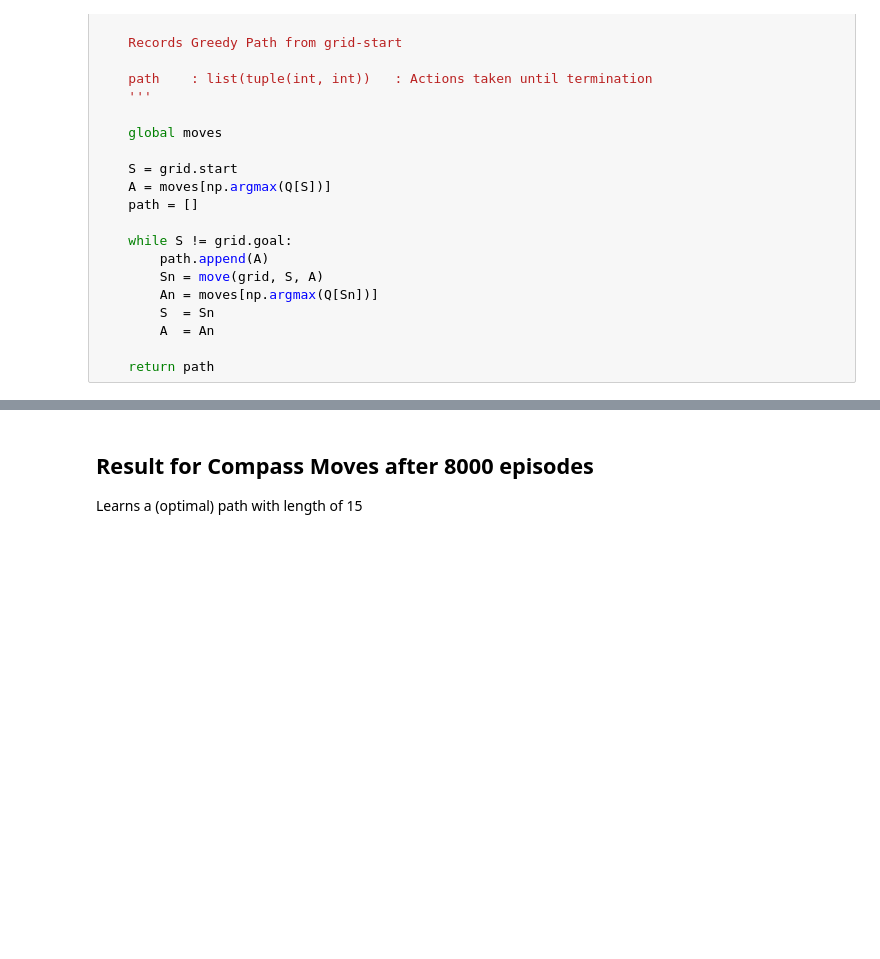
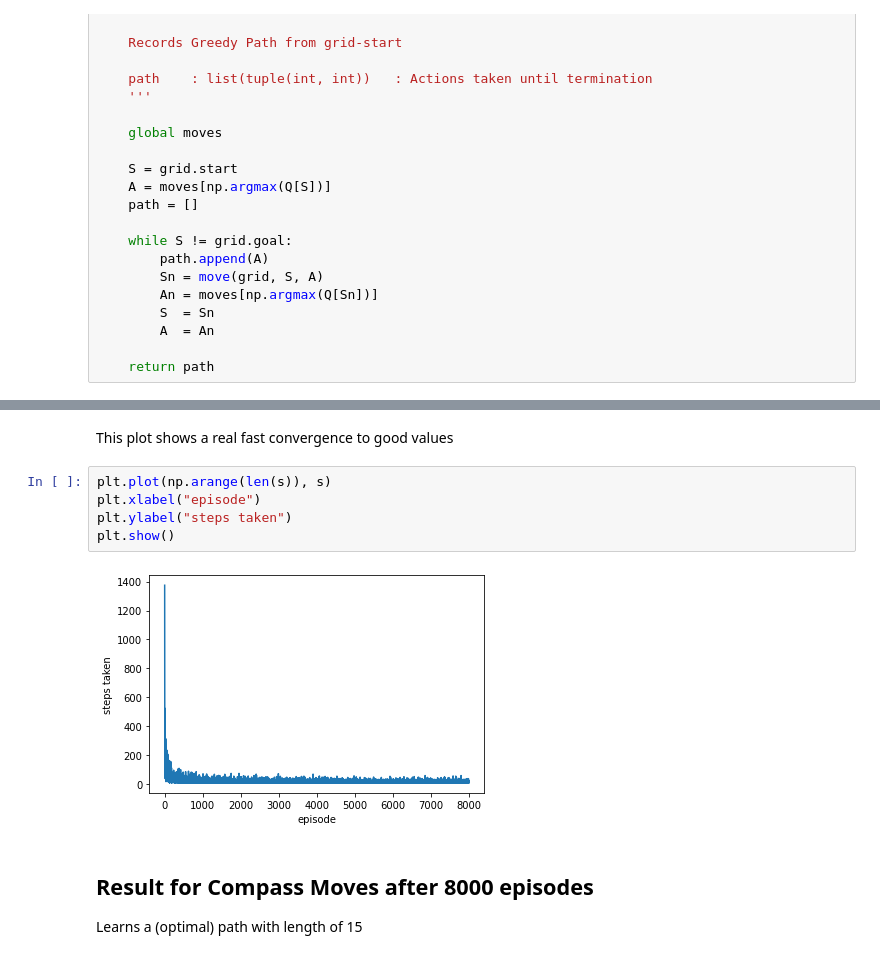
Before and after one commit to MaraTomasek/ML-Notebooks, a Jupyter notebook: Reinforcement_Learning/SARSA.ipynb, the cells around one changed output, grey strips where cells are left out. Drawn from its saved outputs; the diff is of its cells as text; blank space fills up the shorter version.

```diff
--- a/Reinforcement_Learning/SARSA.ipynb
+++ b/Reinforcement_Learning/SARSA.ipynb
@@ -286,3 +285,12 @@ Total Reward: -8
+# %% [markdown]
+This plot shows a real fast convergence to good values
+# %%
+plt.plot(np.arange(len(s)), s)
+plt.xlabel("episode")
+plt.ylabel("steps taken")
+plt.show()
+# %% [output]
+[figure, added]
 # %% [markdown]
 ## Result for Compass Moves after 8000 episodes
 Learns a (optimal) path with length of 15
```
Also changed, not shown: parts of 7 cells of this notebook.
